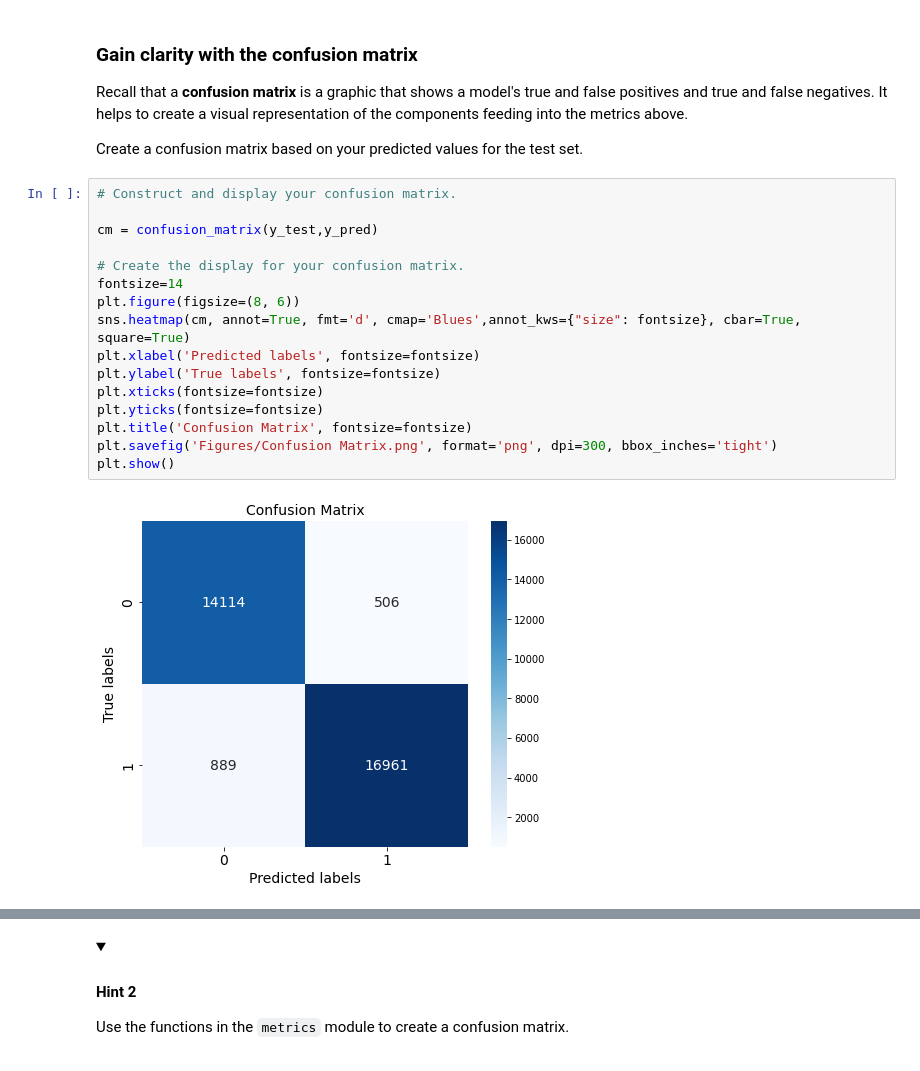
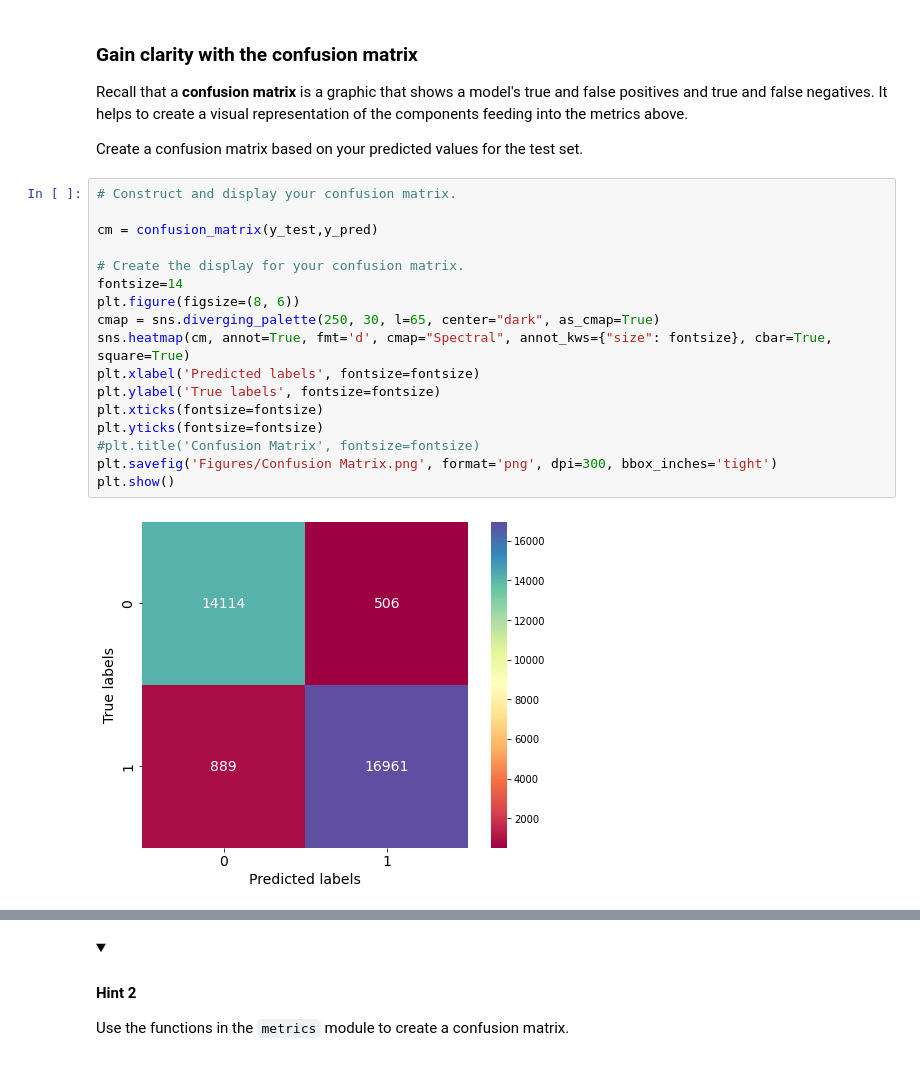
Before and after one commit to nitin6753/Customer_Satisfaction_Prediction, a Jupyter notebook: Build_Gradient_Boosting.ipynb, the cells around one changed output, grey strips where cells are left out. Saved outputs shown, nothing was run; the diff lists cells and outputs as text; folded sections open.

```diff
--- a/Build_Gradient_Boosting.ipynb
+++ b/Build_Gradient_Boosting.ipynb
@@ -620,18 +620,19 @@ Create a confusion matrix based on your predicted values for the test set.
 # %%
 # Construct and display your confusion matrix.
 
 cm = confusion_matrix(y_test,y_pred)
 
 # Create the display for your confusion matrix.
 fontsize=14
 plt.figure(figsize=(8, 6))
-sns.heatmap(cm, annot=True, fmt='d', cmap='Blues',annot_kws={"size": fontsize}, cbar=True, square=True)
+cmap = sns.diverging_palette(250, 30, l=65, center="dark", as_cmap=True)
+sns.heatmap(cm, annot=True, fmt='d', cmap="Spectral", annot_kws={"size": fontsize}, cbar=True, square=True)
 plt.xlabel('Predicted labels', fontsize=fontsize)
 plt.ylabel('True labels', fontsize=fontsize)
 plt.xticks(fontsize=fontsize)
 plt.yticks(fontsize=fontsize)
-plt.title('Confusion Matrix', fontsize=fontsize)
+#plt.title('Confusion Matrix', fontsize=fontsize)
 plt.savefig('Figures/Confusion Matrix.png', format='png', dpi=300, bbox_inches='tight')
 plt.show()
 # %% [output]
-[figure, old version]
+[figure, new version]
```
Also changed, not shown: parts of 1 cell of this notebook, 12 other files.
